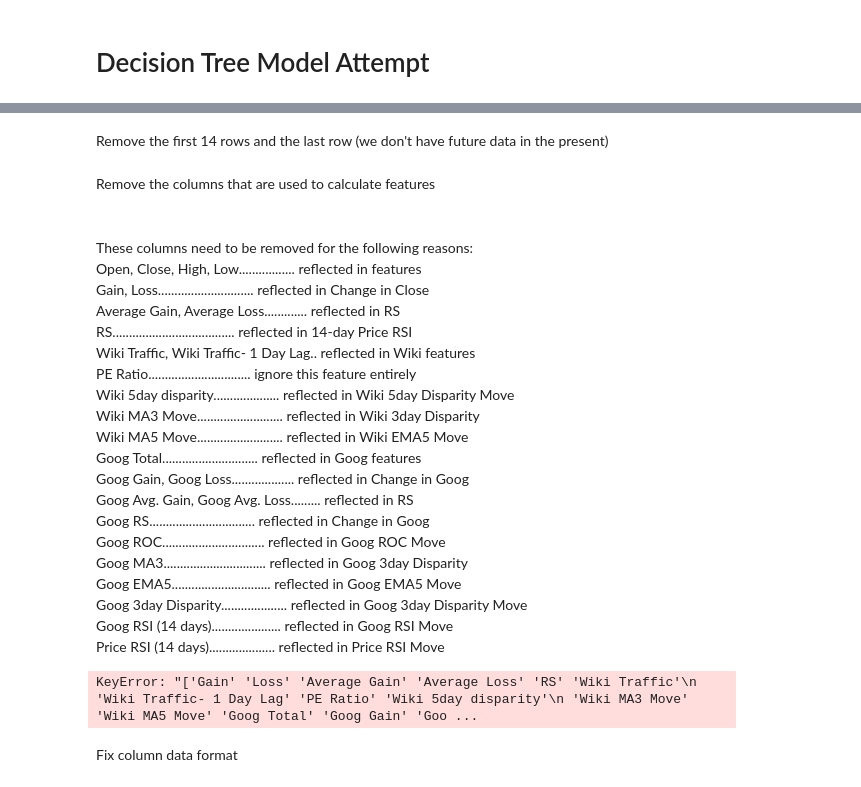
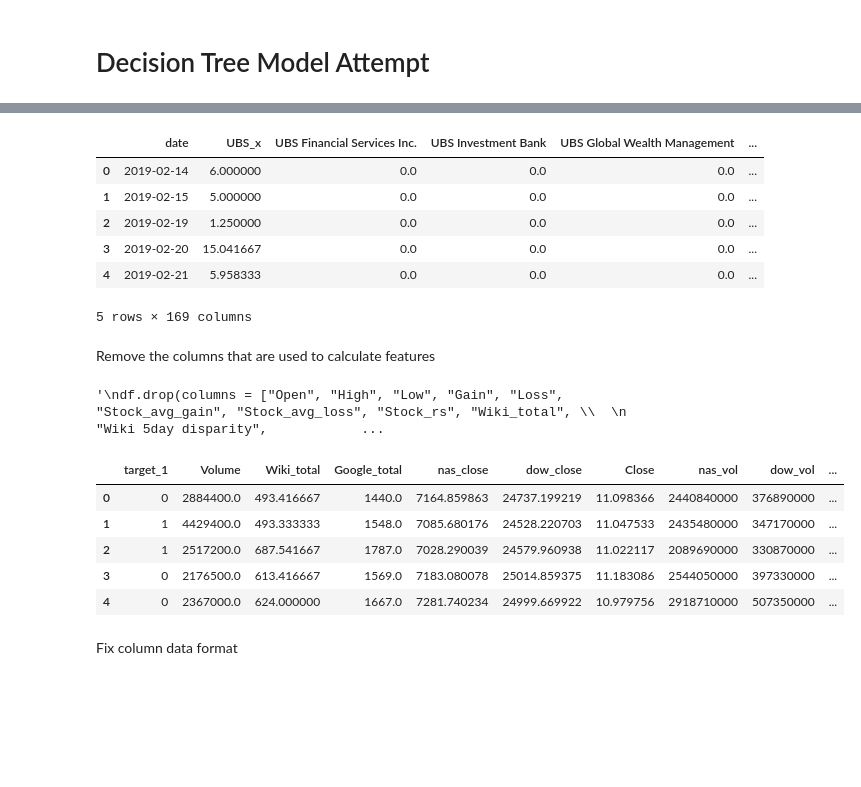
Before and after one commit to fabcabrera/Stock-Predictions, a Jupyter notebook: Fabrizio/DT Model Attempt.ipynb, the cells around one changed output, grey strips where cells are left out. Drawn from its saved outputs; the diff is of its cells as text; code cells hidden in the pictures; blank space fills up the shorter version.

```diff
--- a/Fabrizio/DT Model Attempt.ipynb
+++ b/Fabrizio/DT Model Attempt.ipynb
@@ -16,32 +16,17 @@ df.head()
-# %% [markdown]
-Remove the first 14 rows and the last row (we don't have future data in the present)
 # %%
+# Change the type of Wiki_Move and Google_ROC
 df = df.iloc[14:-1, :].reset_index(drop = True)
 df["Wiki_Move"] = df["Wiki_Move"].astype(int)
 df["Google_ROC"] = df["Google_ROC"].astype(float)
+df.head()
+# %% [output]
+|  | date | UBS_x | UBS Financial Services Inc. | UBS Investment Bank | UBS Global Wealth Management | ... |
+| 0 | 2019-02-14 | 6.000000 | 0.0 | 0.0 | 0.0 | ... |
+| 1 | 2019-02-15 | 5.000000 | 0.0 | 0.0 | 0.0 | ... |
+| 2 | 2019-02-19 | 1.250000 | 0.0 | 0.0 | 0.0 | ... |
+| 3 | 2019-02-20 | 15.041667 | 0.0 | 0.0 | 0.0 | ... |
+| 4 | 2019-02-21 | 5.958333 | 0.0 | 0.0 | 0.0 | ... |
+5 rows × 169 columns
 # %% [markdown]
 Remove the columns that are used to calculate features
-# %% [markdown]
-
-<br>
-These columns need to be removed for the following reasons:<br>
-Open, Close, High, Low................. reflected in features<br>
-Gain, Loss............................. reflected in Change in Close<br>
-Average Gain, Average Loss............. reflected in RS<br>
-RS..................................... reflected in 14-day Price RSI<br>
-Wiki Traffic, Wiki Traffic- 1 Day Lag.. reflected in Wiki features<br>
-PE Ratio............................... ignore this feature entirely<br>
-Wiki 5day disparity.................... reflected in Wiki 5day Disparity Move<br>
-Wiki MA3 Move.......................... reflected in Wiki 3day Disparity<br>
-Wiki MA5 Move.......................... reflected in Wiki EMA5 Move<br>
-Goog Total............................. reflected in Goog features<br>
-Goog Gain, Goog Loss................... reflected in Change in Goog<br>
-Goog Avg. Gain, Goog Avg. Loss......... reflected in RS<br>
-Goog RS................................ reflected in Change in Goog<br>
-Goog ROC............................... reflected in Goog ROC Move<br>
-Goog MA3............................... reflected in Goog 3day Disparity<br>
-Goog EMA5.............................. reflected in Goog EMA5 Move<br>
-Goog 3day Disparity.................... reflected in Goog 3day Disparity Move<br>
-Goog RSI (14 days)..................... reflected in Goog RSI Move<br>
-Price RSI (14 days).................... reflected in Price RSI Move<br>
 # %%
@@ -49,12 +34,32 @@ open_prices = df["Open"]
 # %%
+'''
 df.drop(columns = ["Open", "High", "Low", "Gain", "Loss", \
-                   "Average Gain", "Average Loss", "RS", "Wiki Traffic", \
-                   "Wiki Traffic- 1 Day Lag", "PE Ratio", "Wiki 5day disparity", \
+                   "Stock_avg_gain", "Stock_avg_loss", "Stock_rs", "Wiki_total", \
+                   "Wiki 5day disparity", \
                    "Wiki MA3 Move", "Wiki MA5 Move", "Goog Total", "Goog Gain", \
                    "Goog Loss", "Goog Avg. Gain", "Goog Avg. Loss", "Goog RS", \
                    "Goog ROC", "Goog MA3", "Goog EMA5", "Goog 3day Disparity", \
                    "Goog RSI (14 days)", "Price RSI (14 days)"], inplace = True)
+'''
+# Didnt find Wiki Traffic- 1 Day Lag so I just canceled it
 # %% [output]
-KeyError: "['Gain' 'Loss' 'Average Gain' 'Average Loss' 'RS' 'Wiki Traffic'\n 'Wiki Traffic- 1 Day Lag' 'PE Ratio' 'Wiki 5day disparity'\n 'Wiki MA3 Move' 'Wiki MA5 Move' 'Goog Total' 'Goog Gain' 'Goo ...
+'\ndf.drop(columns = ["Open", "High", "Low", "Gain", "Loss",                    "Stock_avg_gain", "Stock_avg_loss", "Stock_rs", "Wiki_total", \\  \n                   "Wiki 5day disparity",            ...
+# %%
+# UBS_1, Basic Varaibles,
+df_1 = df[df.columns.drop(list(df.filter(regex='Move')))]
+df_1 = df_1[["target_1", "Volume",
+                "Wiki_total", "Google_total",
+                "nas_close", "dow_close",
+                 "Close", "nas_vol",
+                 "dow_vol", "Stock_diff",
+                 'Stoch_Oscillator_3', 'Stoch_Oscillator_14']]
+df_1.head()
+# %% [output]
+|  | target_1 | Volume | Wiki_total | Google_total | nas_close | dow_close | Close | nas_vol | dow_vol | ... |
+| 0 | 0 | 2884400.0 | 493.416667 | 1440.0 | 7164.859863 | 24737.199219 | 11.098366 | 2440840000 | 376890000 | ... |
+| 1 | 1 | 4429400.0 | 493.333333 | 1548.0 | 7085.680176 | 24528.220703 | 11.047533 | 2435480000 | 347170000 | ... |
+| 2 | 1 | 2517200.0 | 687.541667 | 1787.0 | 7028.290039 | 24579.960938 | 11.022117 | 2089690000 | 330870000 | ... |
+| 3 | 0 | 2176500.0 | 613.416667 | 1569.0 | 7183.080078 | 25014.859375 | 11.183086 | 2544050000 | 397330000 | ... |
+| 4 | 0 | 2367000.0 | 624.000000 | 1667.0 | 7281.740234 | 24999.669922 | 10.979756 | 2918710000 | 507350000 | ... |
 # %% [markdown]
 Fix column data format
```
Also changed, not shown: parts of 6 cells of this notebook.
